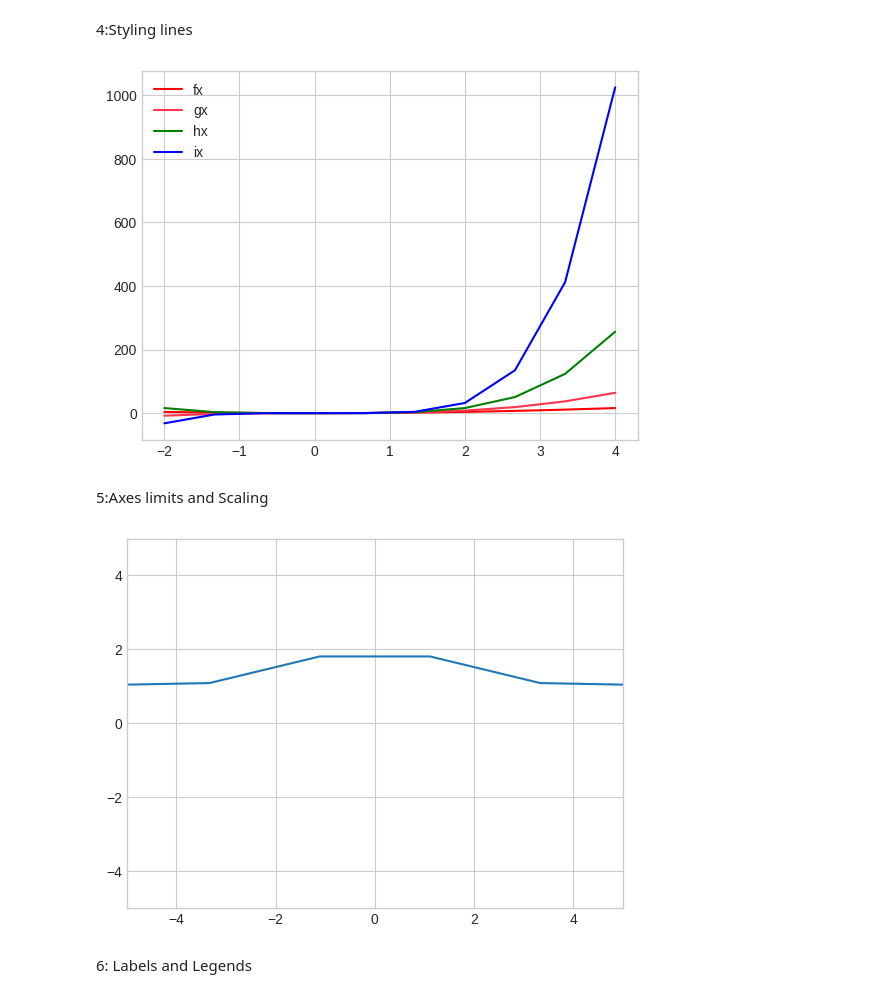
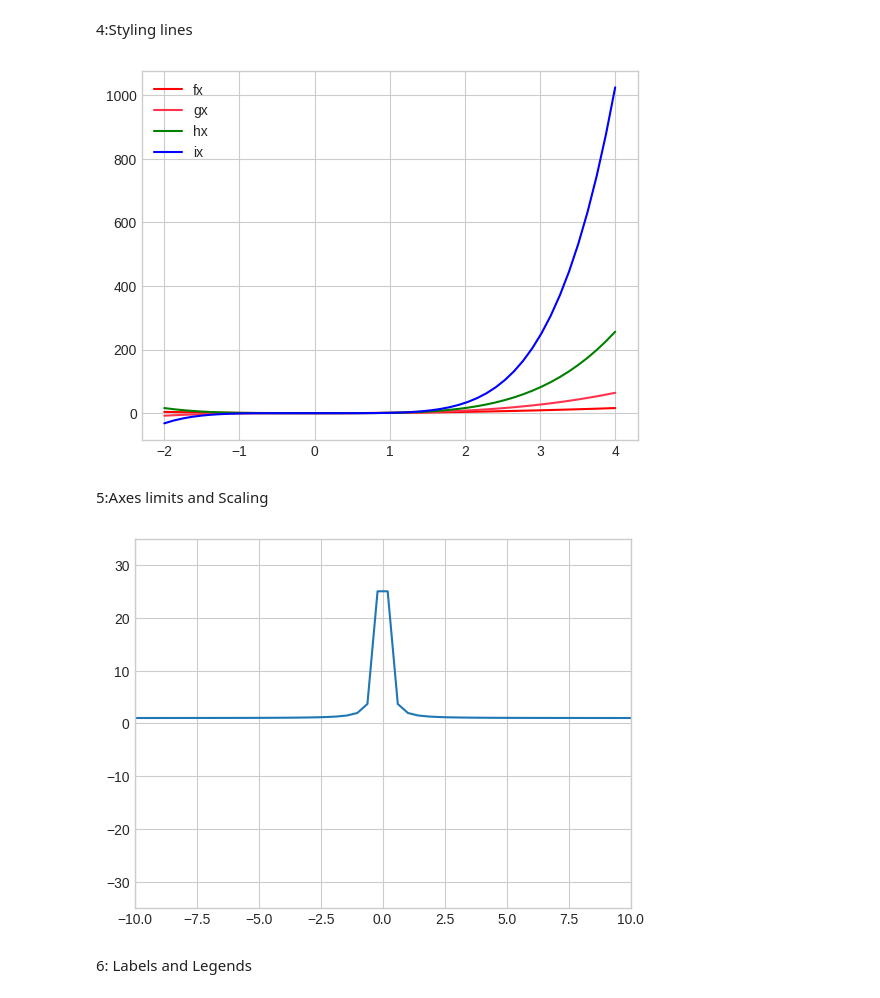
Before and after one commit to surafelmeharihaile-ai/Data110, a Jupyter notebook: Week3_assignment_SurafelHaile_Data_110.ipynb, the cells around one changed output. Drawn from its saved outputs; the diff is of its cells as text; code cells hidden in the pictures.

```diff
--- a/Week3_assignment_SurafelHaile_Data_110.ipynb
+++ b/Week3_assignment_SurafelHaile_Data_110.ipynb
@@ -168,7 +168,7 @@ plt.show()
 # %% [markdown]
 4:Styling lines
 # %%
-x=np.linspace(-2,4,10)
+x=np.linspace(-2,4)
 y1=x**2
 y2=x**3
 y3=x**4
@@ -180,19 +180,19 @@ plt.plot(x,y4,label='ix',color='b')
 plt.legend()
 plt.show()
 # %% [output]
-[figure, old version]
+[figure, new version]
 # %% [markdown]
 5:Axes limits and Scaling
 # %%
-x=np.linspace(-10,10,10)
+x=np.linspace(-10,10)
 y=1/x**2+1
 plt.plot(x,y)
 plt.axis('tight')
-plt.xlim(-5,5)
-plt.ylim(-5,5)
+plt.xlim(-10,10)
+plt.ylim(-35,35)
 plt.show()
 # %% [output]
-[figure, old version]
+[figure, new version]
 # %% [markdown]
 6: Labels and Legends
 # %%
```
Also changed, not shown: parts of 12 cells of this notebook.
